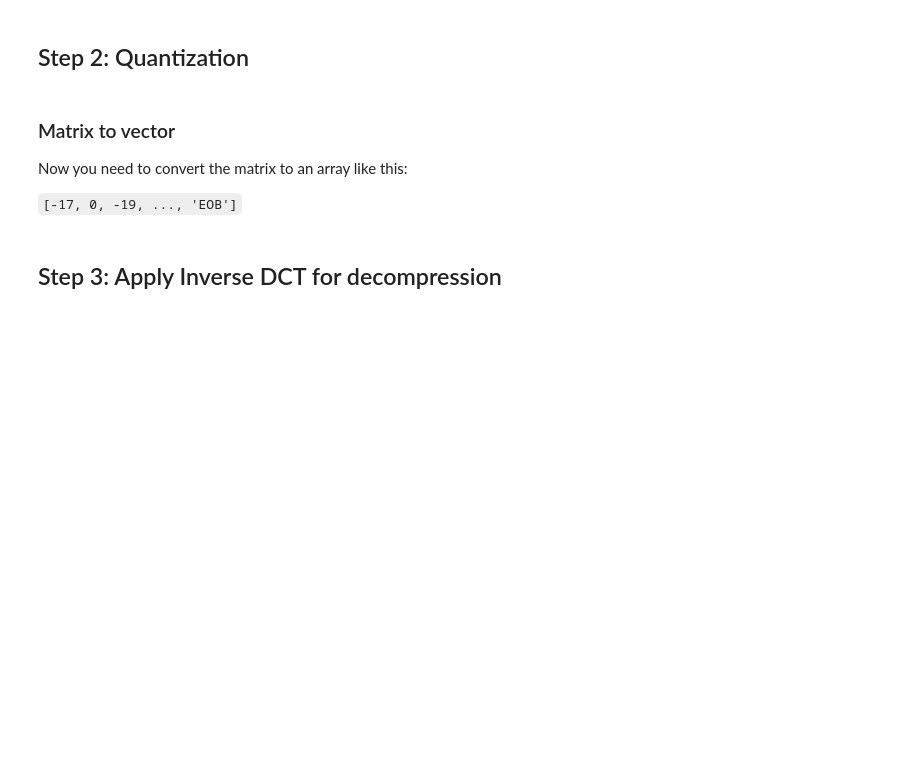
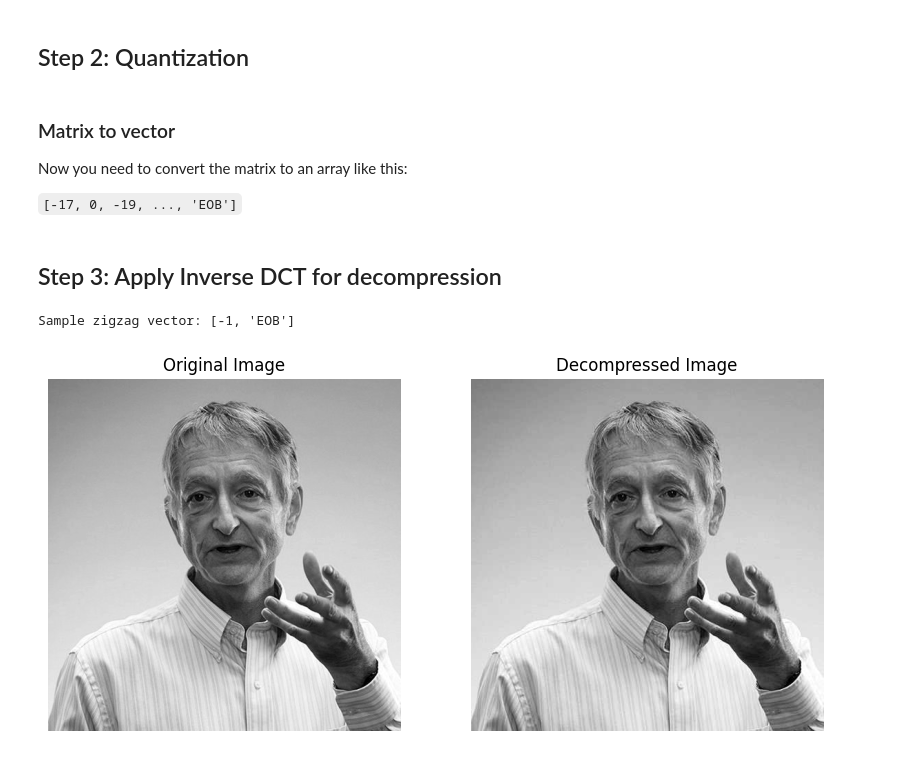
Before and after one commit to amabilisifi/ImageNoiseLab, a Jupyter notebook: HW3.ipynb, the cells around one changed output. Cells and saved outputs as stored; diff of their text form; code cells hidden in the pictures; blank space fills up the shorter version.

```diff
--- a/HW3.ipynb
+++ b/HW3.ipynb
@@ -140,3 +140,38 @@ def apply_idct(quantized_blocks):
     # Clip values to valid pixel range [0, 255]
     decompressed_image = np.clip(decompressed_image, 0, 255)
     return decompressed_image.astype(np.uint8)
+# %%
+if __name__ == "__main__":
+    # Load grayscale image
+    image = cv2.imread('realImage.jpg', cv2.IMREAD_GRAYSCALE)
+    if image is None:
+        raise FileNotFoundError("Image 'realimage.jpg' not found.")
+
+    # Step 1: Apply DCT
+    dct_blocks = apply_dct(image)
+
+    # Step 2: Quantize
+    quantized_blocks = quantize(dct_blocks)
+
+    # Step 3: Convert one block to vector (example with first block)
+    sample_block = quantized_blocks[0:8, 0:8]
+    jpeg_vector = mat_2_vec(sample_block)
+    print("Sample zigzag vector:", jpeg_vector)
+
+    # Step 4: Apply inverse DCT
+    decompressed_image = apply_idct(quantized_blocks)
+
+    # Display original and decompressed images
+    plt.figure(figsize=(10, 5))
+    plt.subplot(1, 2, 1)
+    plt.title("Original Image")
+    plt.imshow(image, cmap='gray')
+    plt.axis('off')
+    plt.subplot(1, 2, 2)
+    plt.title("Decompressed Image")
+    plt.imshow(decompressed_image, cmap='gray')
+    plt.axis('off')
+    plt.show()
+# %% [output]
+Sample zigzag vector: [-1, 'EOB']
+[figure, added]
```
